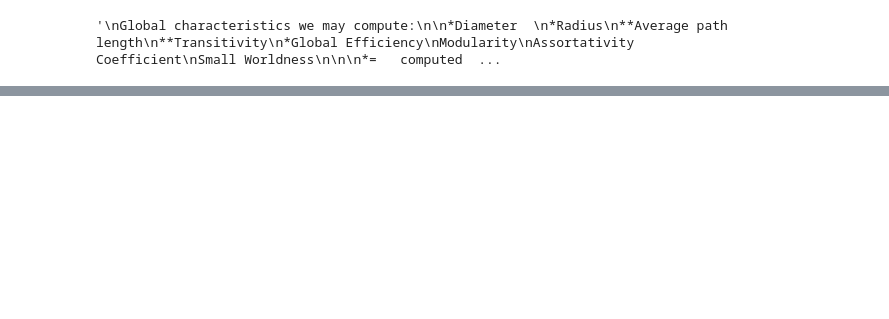
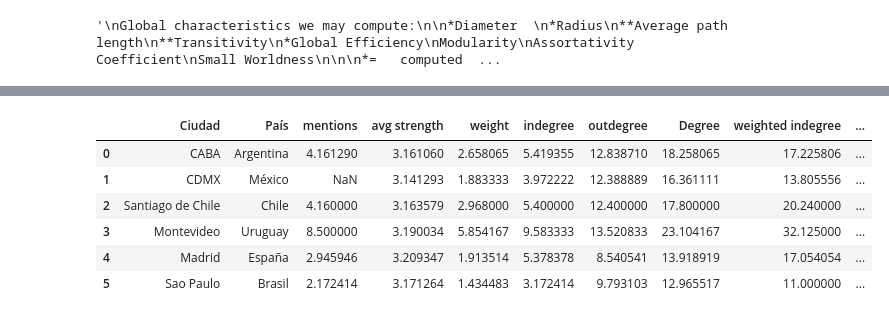
Before and after one commit to OlgaMMC/iGED, a Jupyter notebook: network_analysis-Evaluators.ipynb, the cells around one changed output, grey strips where cells are left out. Cells and saved outputs as stored; diff of their text form; code cells hidden in the pictures; blank space fills up the shorter version.

```diff
--- a/network_analysis-Evaluators.ipynb
+++ b/network_analysis-Evaluators.ipynb
@@ -412,3 +448,16 @@ Small Worldness
 """
 # %% [output]
 '\nGlobal characteristics we may compute:\n\n*Diameter  \n*Radius\n**Average path length\n**Transitivity\n*Global Efficiency\nModularity\nAssortativity Coefficient\nSmall Worldness\n\n\n*=   computed  ...
+# %%
+#--------------
+# Diameter
+#--------------
+capitals={'CABA': eval_caba_G, 'CDMX':eval_cdmx_G, 'Santiago de Chile': eval_scl_G,
+          'Montevideo': eval_mtv_G, 'Madrid': eval_mad_G, 'Sao Paulo': eval_sao_G}
+
+print('Incluso algunos de los grafos de evaluadores no dirigidos son disconexos, entonces los diámetros son infinitos: ')
+for city, graph in capitals.items():
+    try:
+        print(city+str(': ')+str(nx.diameter(nx.to_undirected(graph))))
+    except:
+        print(city+str(': ')+str(float('inf')))
@@ -414,0 +501,60 @@ Small Worldness
+# %%
+capitals={'CABA': eval_caba_G, 'CDMX':eval_cdmx_G, 'Santiago de Chile': eval_scl_G,
+          'Montevideo': eval_mtv_G, 'Madrid': eval_mad_G, 'Sao Paulo': eval_sao_G}
+
+#las columnas que vamos a agregar al DataFrame
+
+diameter = [0]*len(capitals)
+radius = [0]*len(capitals)
+avg_shortest_path_length = [0]*len(capitals)
+transitivity = [0]*len(capitals)
+global_efficiency = [0]*len(capitals)
+modularity = [0]*len(capitals)
+small_worldness = [0]*len(capitals)
+deg_assortativity_coefficient = [0]*len(capitals)
+
+
+for city, graph in capitals.items():
+    city_index=df_concat.index[df_concat['Ciudad']==city].tolist()[0]
+
+    #conseguimos cada parámetro para esta ciudad
+    undirected=nx.to_undirected(graph)
+
+    try: diameter[city_index] = nx.diameter(undirected)
+    except: diameter[city_index] = float('inf')
+
+    try: radius[city_index] = nx.radius(undirected)
+    except: radius[city_index] = float('inf')
+
+    try: avg_shortest_path_length[city_index] = nx.average_shortest_path_length(undirected)
+    except: avg_shortest_path_length[city_index] = float('inf')
+
+    try: transitivity[city_index] = nx.transitivity(undirected)
+    except: transitivity[city_index] = float('inf')
+
+    try: global_efficiency[city_index] = nx.global_efficiency(undirected)
+    except: global_efficiency[city_index] = float('inf')
+
+    try: small_worldness[city_index] = nx.algorithms.smallworld.sigma(graph.to_undirected(),niter=1,nrand=5)
+    except: small_worldness[city_index] = float('inf')
+
+    try: deg_assortativity_coefficient[city_index] = nx.degree_assortativity_coefficient(undirected)
+    except: deg_assortativity_coefficient[city_index] = float('inf')
+
+df_concat['Diámetro'] = diameter
+df_concat['Radio'] = radius
+df_concat['Camino más corto promedio'] = avg_shortest_path_length
+df_concat['Transitividad'] = transitivity
+df_concat['Eficiencia Global'] = global_efficiency
+df_concat['Small Worldness']= small_worldness
+df_concat['Coeficiente de Asortatividad de Grado'] = deg_assortativity_coefficient
+
+df_concat
+# %% [output]
+|  | Ciudad | País | mentions | avg strength | weight | indegree | outdegree | Degree | weighted indegree | ... |
+| 0 | CABA | Argentina | 4.161290 | 3.161060 | 2.658065 | 5.419355 | 12.838710 | 18.258065 | 17.225806 | ... |
+| 1 | CDMX | México | NaN | 3.141293 | 1.883333 | 3.972222 | 12.388889 | 16.361111 | 13.805556 | ... |
+| 2 | Santiago de Chile | Chile | 4.160000 | 3.163579 | 2.968000 | 5.400000 | 12.400000 | 17.800000 | 20.240000 | ... |
+| 3 | Montevideo | Uruguay | 8.500000 | 3.190034 | 5.854167 | 9.583333 | 13.520833 | 23.104167 | 32.125000 | ... |
+| 4 | Madrid | España | 2.945946 | 3.209347 | 1.913514 | 5.378378 | 8.540541 | 13.918919 | 17.054054 | ... |
+| 5 | Sao Paulo | Brasil | 2.172414 | 3.171264 | 1.434483 | 3.172414 | 9.793103 | 12.965517 | 11.000000 | ... |
```
Also changed, not shown: parts of 32 cells of this notebook, 7 other files.
